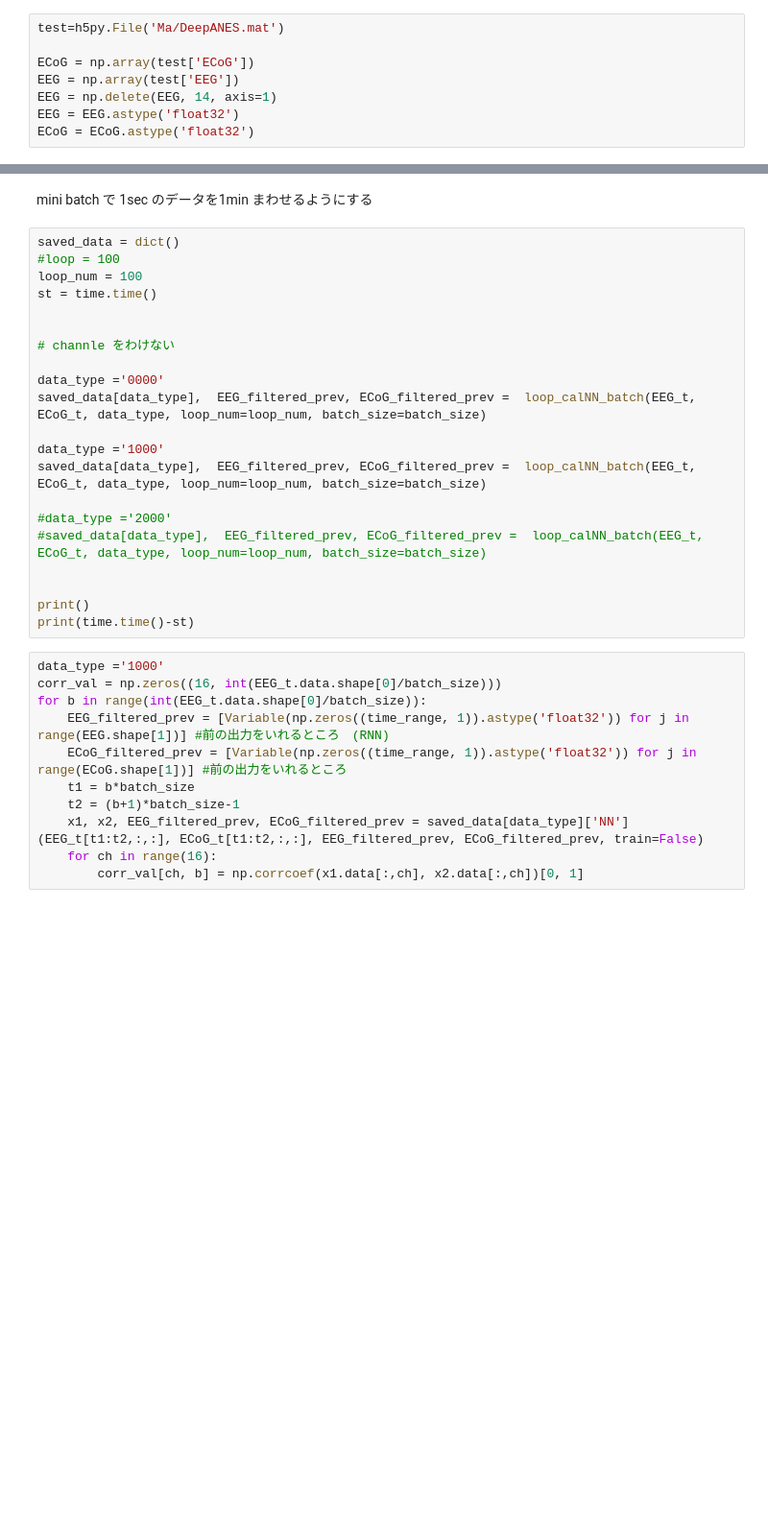
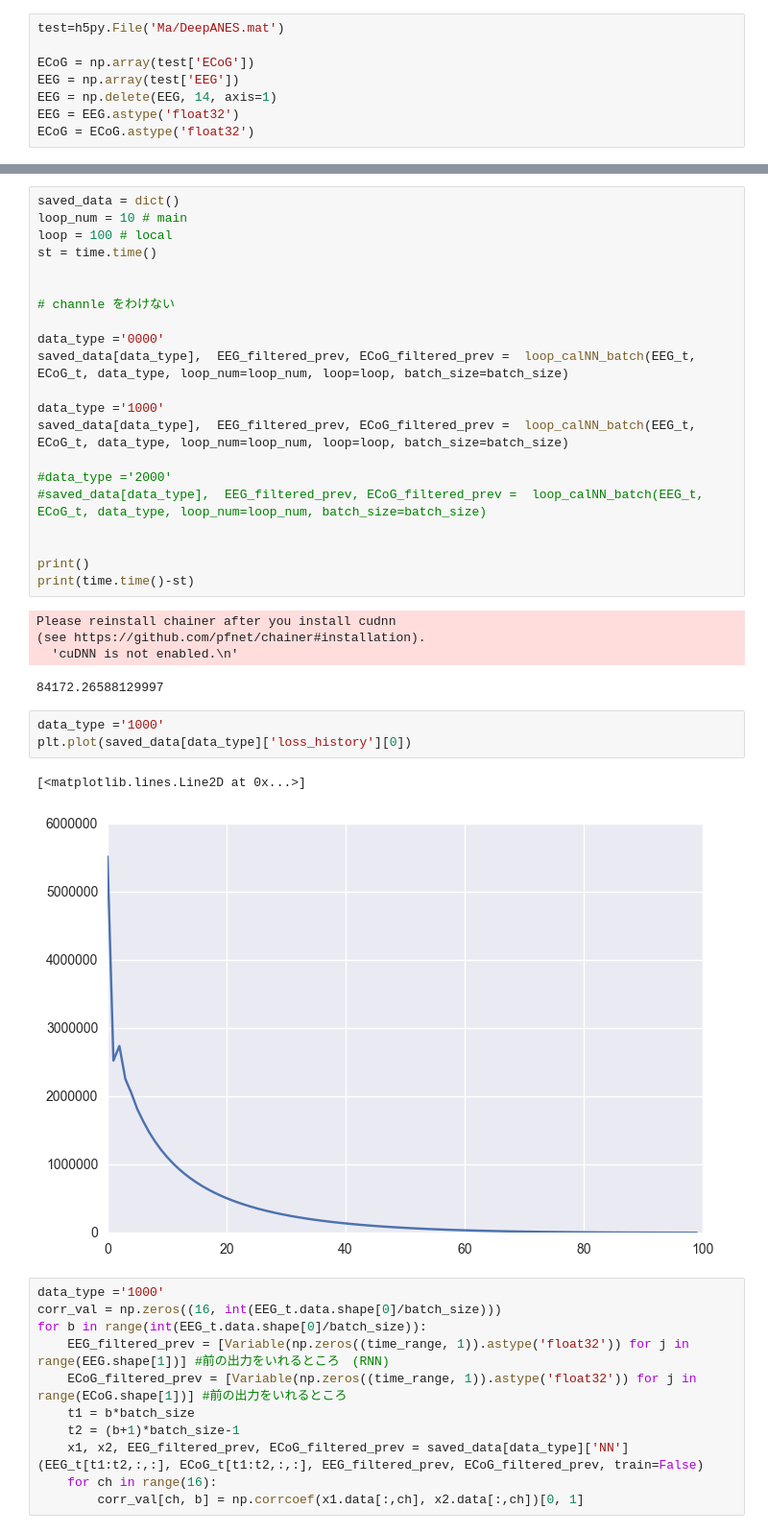
Before and after one commit to NaOsugi1987/EEG-ECoG, a Jupyter notebook: EEG_prediction_result_check.ipynb, the cells around one changed output, grey strips where cells are left out. Shown at 96% size. Drawn from its saved outputs; the diff is of its cells as text; blank space fills up the shorter version.

Commit message:
'batchがうまくいかない'

```diff
--- a/EEG_prediction_result_check.ipynb
+++ b/EEG_prediction_result_check.ipynb
@@ -125,22 +131,20 @@ def loop_calNN_batch(EEG_t, ECoG_t, data_type, loop_num=20, batch_size=1000):
     saved_data['NN'] = timeSpacePerceptron
     #saved_data['NN'] = outout
     return saved_data, EEG_filtered_prev, ECoG_filtered_prev
-# %% [markdown]
-mini batch で 1sec のデータを1min まわせるようにする
 # %%
 saved_data = dict()
-#loop = 100
-loop_num = 100
+loop_num = 10 # main
+loop = 100 # local
 st = time.time()
 
 
 # channle をわけない
 
 data_type ='0000'
-saved_data[data_type],  EEG_filtered_prev, ECoG_filtered_prev =  loop_calNN_batch(EEG_t, ECoG_t, data_type, loop_num=loop_num, batch_size=batch_size)
+saved_data[data_type],  EEG_filtered_prev, ECoG_filtered_prev =  loop_calNN_batch(EEG_t, ECoG_t, data_type, loop_num=loop_num, loop=loop, batch_size=batch_size)
 
 data_type ='1000'
-saved_data[data_type],  EEG_filtered_prev, ECoG_filtered_prev =  loop_calNN_batch(EEG_t, ECoG_t, data_type, loop_num=loop_num, batch_size=batch_size)
+saved_data[data_type],  EEG_filtered_prev, ECoG_filtered_prev =  loop_calNN_batch(EEG_t, ECoG_t, data_type, loop_num=loop_num, loop=loop, batch_size=batch_size)
 
 #data_type ='2000'
 #saved_data[data_type],  EEG_filtered_prev, ECoG_filtered_prev =  loop_calNN_batch(EEG_t, ECoG_t, data_type, loop_num=loop_num, batch_size=batch_size)
@@ -148,6 +152,17 @@ saved_data[data_type],  EEG_filtered_prev, ECoG_filtered_prev =  loop_calNN_batc
 
 print()
 print(time.time()-st)
+# %% [output]
+Please reinstall chainer after you install cudnn
+(see https://github.com/pfnet/chainer#installation).
+  'cuDNN is not enabled.\n'
+84172.26588129997
+# %%
+data_type ='1000'
+plt.plot(saved_data[data_type]['loss_history'][0])
+# %% [output]
+[<matplotlib.lines.Line2D at 0x...>]
+[figure, added]
 # %%
 data_type ='1000'
 corr_val = np.zeros((16, int(EEG_t.data.shape[0]/batch_size)))
```
Also changed, not shown: parts of 5 cells of this notebook, 1 other file.
